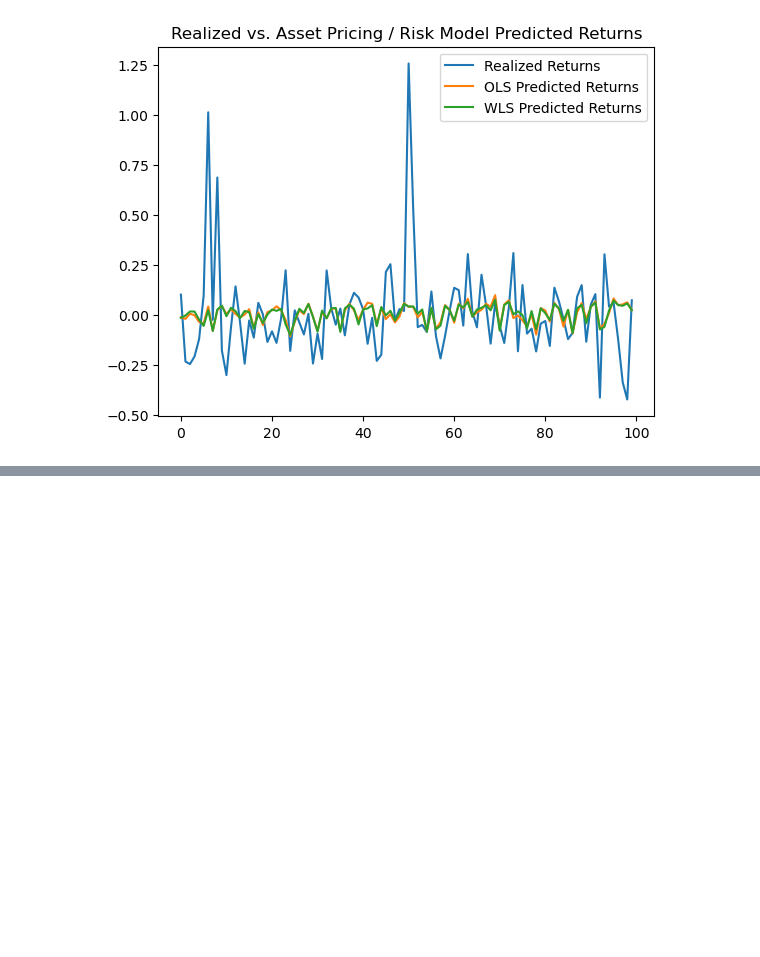
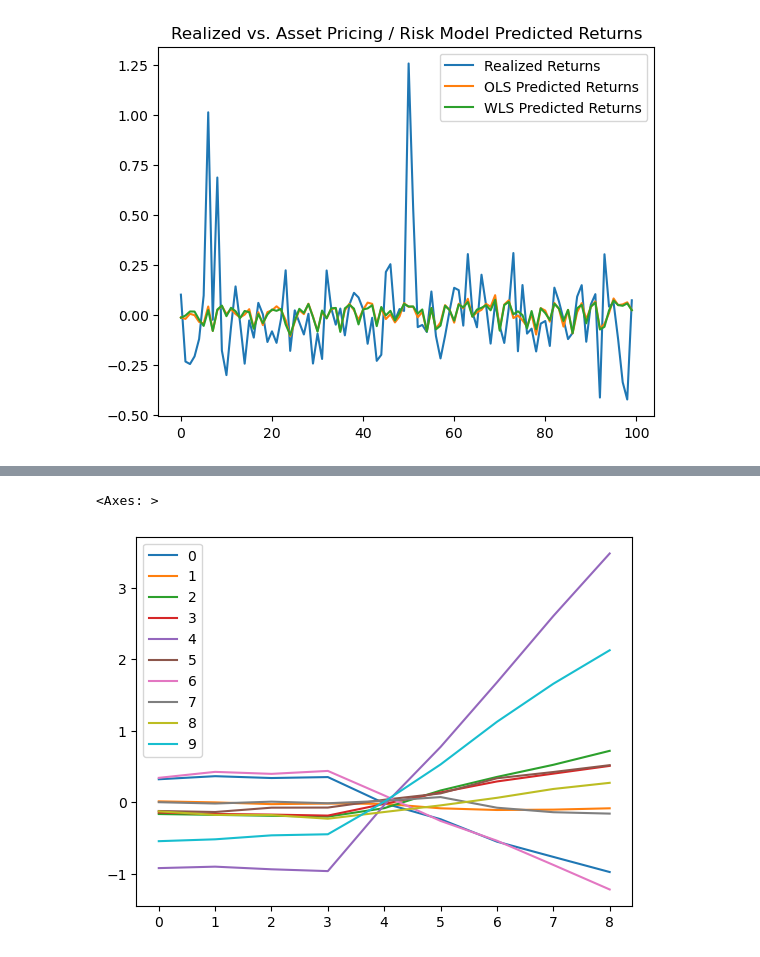
Before and after one commit to marcuskastevens/quant_research, a Jupyter notebook: linear_models.ipynb, the cells around one changed output, grey strips where cells are left out. Saved outputs shown, nothing was run; the diff lists cells and outputs as text; code cells hidden in the pictures; blank space fills up the shorter version.

```diff
--- a/linear_models.ipynb
+++ b/linear_models.ipynb
@@ -91,13 +91,14 @@ class GLS(LinearRegression):
             omega (Optional[np.ndarray]): Covariance matrix of residuals (n_samples x n_samples). Defaults to None (OLS case).
         """
 
+        self.omega: np.ndarray = self._calculate_omega(y=y, omega=omega)
+
         super().__init__(X=X, y=y)
-
-        self.omega: np.ndarray = self._calculate_omega(y=y, omega=omega)
 
         return
 
-    def _calculate_omega(self, y: np.ndarray, omega: Optional[np.ndarray]) -> np.ndarray:
+    @staticmethod
+    def _calculate_omega(y: np.ndarray, omega: Optional[np.ndarray]) -> np.ndarray:
         """
         Calculates the residual covariance matrix (omega).
 
@@ -294,14 +295,14 @@ n_industries = 5
 Observable factor loadings
 # %%
 # Generate risk factors
-risk_factors_loadings = np.random.randn(n_stocks, n_factors)
+risk_factor_loadings = np.random.randn(n_stocks, n_factors)
 
 # Generate industry dummies
 industries = np.random.randint(0, n_industries, size=n_stocks)
-industry_dummies = np.eye(n_industries)[industries]
+industry_dummy_loadings = np.eye(n_industries)[industries]
 
 # Combine risk factors and industry dummies to create the design matrix
-X = np.hstack((risk_factors_loadings, industry_dummies))
+X = np.hstack((risk_factor_loadings, industry_dummy_loadings))
 X
 # %% [output]
 array([[ 0.49671415, -0.1382643 ,  0.64768854,  1.        ,  0.        ,
@@ -340,10 +341,10 @@ array([ 0.02      , -0.01      ,  0.03      , -0.03811821, -0.03824738,
 Stock returns with heteroskedastic residuals
 # %%
 # Simulated market capitalization
-stock_market_capitalization = np.random.uniform(1, 100, size=n_stocks)
+stock_market_cap = np.random.uniform(1, 100, size=n_stocks)
 
 # Simualte heteroskedasticity via the empirical relationship that larger stocks have lower variance
-residual_variance = 1 / stock_market_capitalization
+residual_variance = 1 / stock_market_cap
 residuals = np.random.randn(n_stocks) * np.sqrt(residual_variance)
 
 # Simulate stock returns
@@ -443,0 +493,4 @@ class PanelRegression:
+# %%
+panel = PanelRegression(X=X, y=y, model=GLS)
+panel.fit()
+panel.beta
@@ -443,0 +515,5 @@ class PanelRegression:
+# %%
+pd.DataFrame(panel.beta).cumsum().plot()
+# %% [output]
+<Axes: >
+[figure, added]
```
Also changed, not shown: parts of 9 cells of this notebook.
